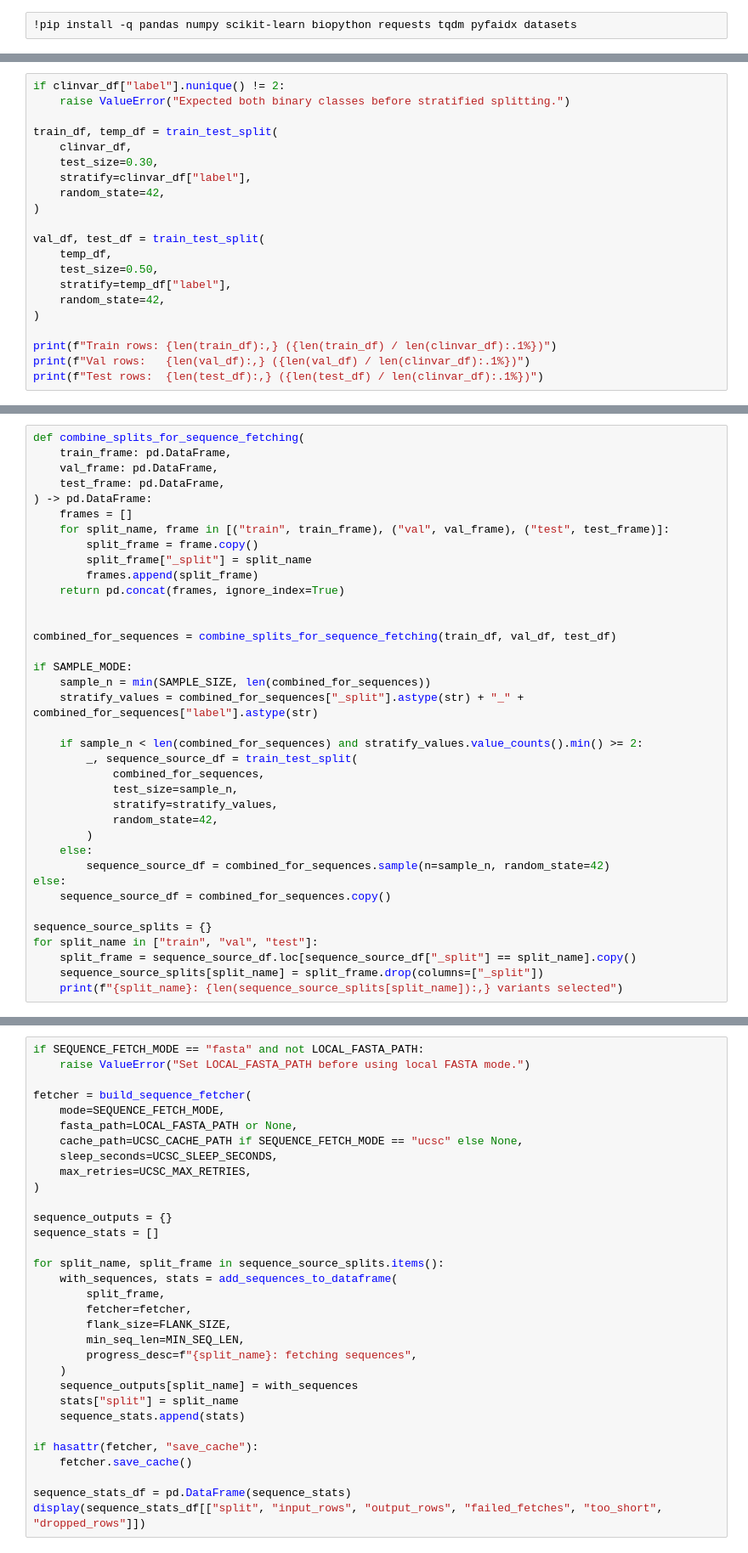
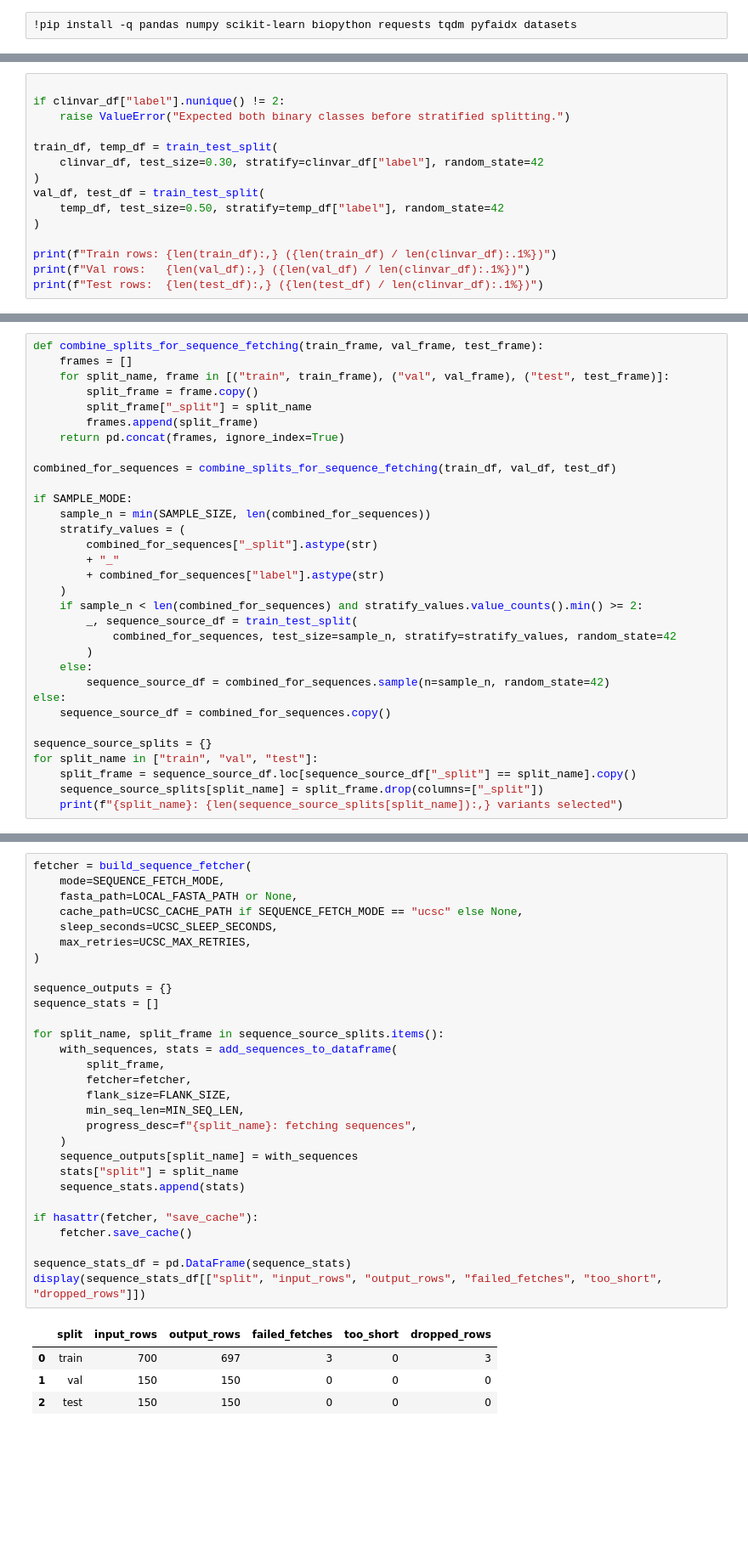
Before and after one commit to faisalAI27/Variant-Risk-Explainer, a Jupyter notebook: training/01_prepare_clinvar_dataset.ipynb, the cells around one changed output, grey strips where cells are left out. Shown at 85% size. Drawn from its saved outputs; the diff is of its cells as text; blank space fills up the shorter version.

```diff
--- a/training/01_prepare_clinvar_dataset.ipynb
+++ b/training/01_prepare_clinvar_dataset.ipynb
@@ -159,19 +135,13 @@ Split the dataset into 70 percent train, 15 percent validation, and 15 percent t
 # %%
+
 if clinvar_df["label"].nunique() != 2:
     raise ValueError("Expected both binary classes before stratified splitting.")
 
 train_df, temp_df = train_test_split(
-    clinvar_df,
-    test_size=0.30,
-    stratify=clinvar_df["label"],
-    random_state=42,
+    clinvar_df, test_size=0.30, stratify=clinvar_df["label"], random_state=42
 )
-
 val_df, test_df = train_test_split(
-    temp_df,
-    test_size=0.50,
-    stratify=temp_df["label"],
-    random_state=42,
+    temp_df, test_size=0.50, stratify=temp_df["label"], random_state=42
 )
 
 print(f"Train rows: {len(train_df):,} ({len(train_df) / len(clinvar_df):.1%})")
@@ -282,9 +192,5 @@ When `SAMPLE_MODE` is enabled, this cell samples up to 1000 variants across trai
 # %%
-def combine_splits_for_sequence_fetching(
-    train_frame: pd.DataFrame,
-    val_frame: pd.DataFrame,
-    test_frame: pd.DataFrame,
-) -> pd.DataFrame:
+def combine_splits_for_sequence_fetching(train_frame, val_frame, test_frame):
     frames = []
     for split_name, frame in [("train", train_frame), ("val", val_frame), ("test", test_frame)]:
         split_frame = frame.copy()
@@ -292,19 +198,18 @@ def combine_splits_for_sequence_fetching(
         frames.append(split_frame)
     return pd.concat(frames, ignore_index=True)
 
-
 combined_for_sequences = combine_splits_for_sequence_fetching(train_df, val_df, test_df)
 
 if SAMPLE_MODE:
     sample_n = min(SAMPLE_SIZE, len(combined_for_sequences))
-    stratify_values = combined_for_sequences["_split"].astype(str) + "_" + combined_for_sequences["label"].astype(str)
-
+    stratify_values = (
+        combined_for_sequences["_split"].astype(str)
+        + "_"
+        + combined_for_sequences["label"].astype(str)
+    )
     if sample_n < len(combined_for_sequences) and stratify_values.value_counts().min() >= 2:
         _, sequence_source_df = train_test_split(
-            combined_for_sequences,
-            test_size=sample_n,
-            stratify=stratify_values,
-            random_state=42,
+            combined_for_sequences, test_size=sample_n, stratify=stratify_values, random_state=42
         )
     else:
         sequence_source_df = combined_for_sequences.sample(n=sample_n, random_state=42)
@@ -330,32 +228,34 @@ The fetcher uppercases each sequence, keeps only `A/C/G/T/N`, retries transient
 # %%
-if SEQUENCE_FETCH_MODE == "fasta" and not LOCAL_FASTA_PATH:
-    raise ValueError("Set LOCAL_FASTA_PATH before using local FASTA mode.")
-
 fetcher = build_sequence_fetcher(
     mode=SEQUENCE_FETCH_MODE,
     fasta_path=LOCAL_FASTA_PATH or None,
     cache_path=UCSC_CACHE_PATH if SEQUENCE_FETCH_MODE == "ucsc" else None,
     sleep_seconds=UCSC_SLEEP_SECONDS,
     max_retries=UCSC_MAX_RETRIES,
 )
 
 sequence_outputs = {}
 sequence_stats = []
 
 for split_name, split_frame in sequence_source_splits.items():
     with_sequences, stats = add_sequences_to_dataframe(
         split_frame,
         fetcher=fetcher,
         flank_size=FLANK_SIZE,
         min_seq_len=MIN_SEQ_LEN,
         progress_desc=f"{split_name}: fetching sequences",
     )
     sequence_outputs[split_name] = with_sequences
     stats["split"] = split_name
     sequence_stats.append(stats)
 
 if hasattr(fetcher, "save_cache"):
     fetcher.save_cache()
 
 sequence_stats_df = pd.DataFrame(sequence_stats)
 display(sequence_stats_df[["split", "input_rows", "output_rows", "failed_fetches", "too_short", "dropped_rows"]])
+# %% [output]
+|  | split | input_rows | output_rows | failed_fetches | too_short | dropped_rows |
+| 0 | train | 700 | 697 | 3 | 0 | 3 |
+| 1 | val | 150 | 150 | 0 | 0 | 0 |
+| 2 | test | 150 | 150 | 0 | 0 | 0 |
```
Also changed, not shown: parts of 30 cells of this notebook, 9 other files.
